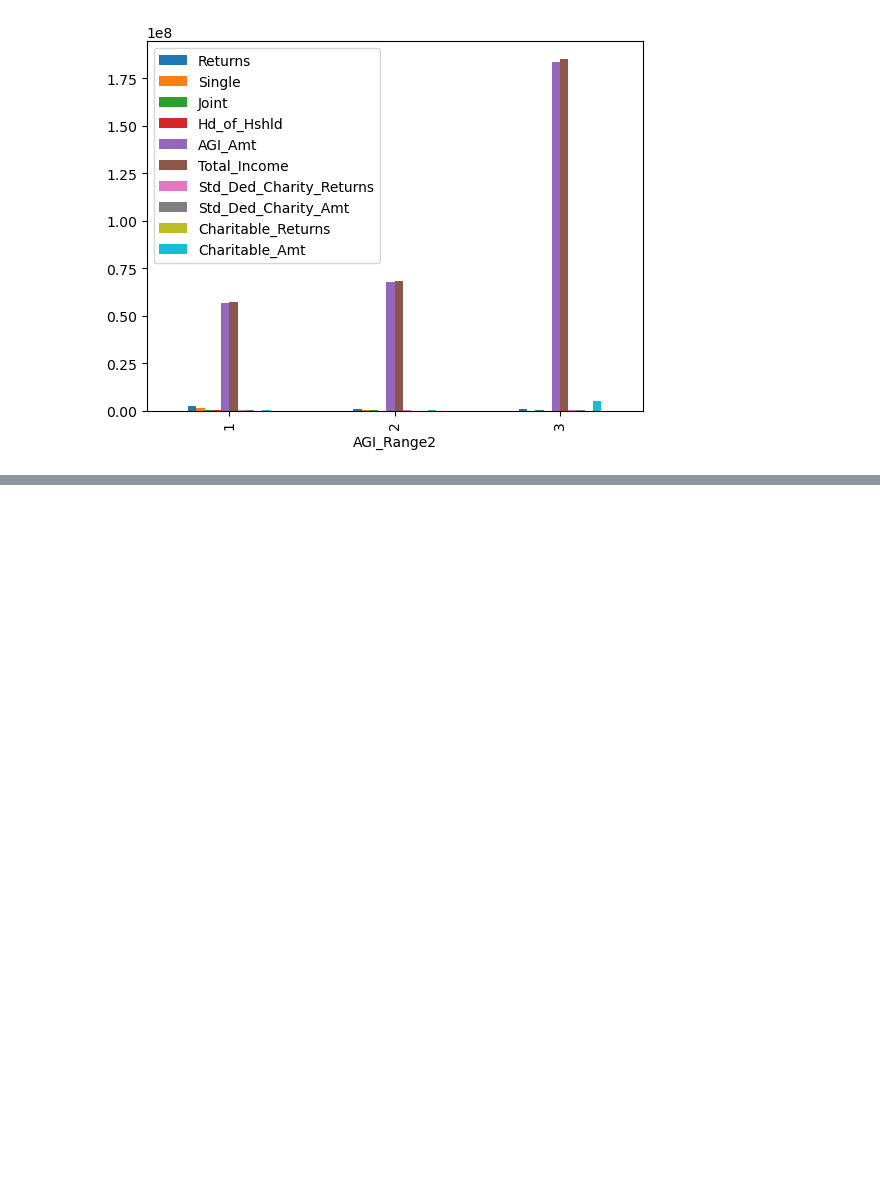
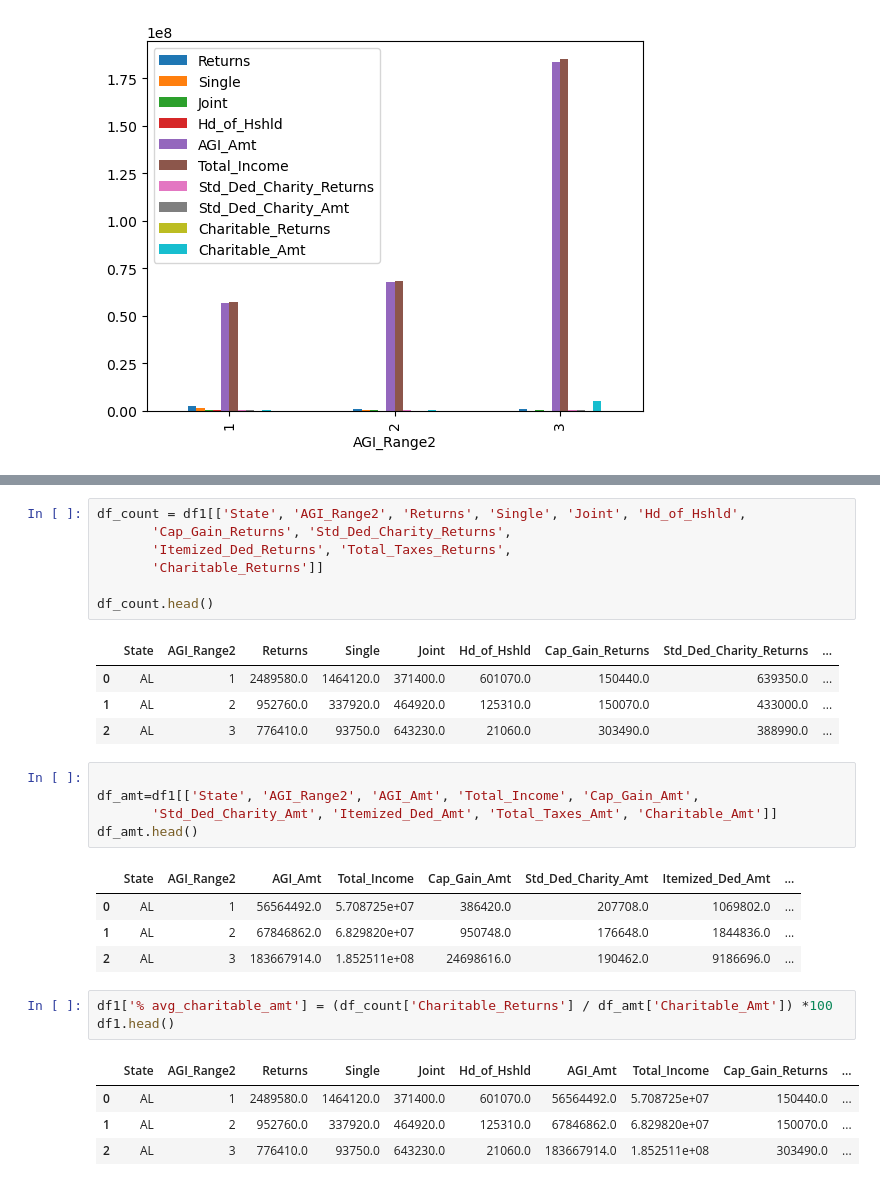
Before and after one commit to HasmigG/TaxAnalysis, a Jupyter notebook: etl_Hasmig.ipynb, the cells around one changed output, grey strips where cells are left out. Drawn from its saved outputs; the diff is of its cells as text; blank space fills up the shorter version.

```diff
--- a/etl_Hasmig.ipynb
+++ b/etl_Hasmig.ipynb
@@ -134,0 +144,30 @@ df1[['AGI_Range2', 'Returns', 'Single', 'Joint', 'Hd_of_Hshld',
+# %%
+df_count = df1[['State', 'AGI_Range2', 'Returns', 'Single', 'Joint', 'Hd_of_Hshld',
+       'Cap_Gain_Returns', 'Std_Ded_Charity_Returns',
+       'Itemized_Ded_Returns', 'Total_Taxes_Returns',
+       'Charitable_Returns']]
+
+df_count.head()
+# %% [output]
+|  | State | AGI_Range2 | Returns | Single | Joint | Hd_of_Hshld | Cap_Gain_Returns | Std_Ded_Charity_Returns | ... |
+| 0 | AL | 1 | 2489580.0 | 1464120.0 | 371400.0 | 601070.0 | 150440.0 | 639350.0 | ... |
+| 1 | AL | 2 | 952760.0 | 337920.0 | 464920.0 | 125310.0 | 150070.0 | 433000.0 | ... |
+| 2 | AL | 3 | 776410.0 | 93750.0 | 643230.0 | 21060.0 | 303490.0 | 388990.0 | ... |
+# %%
+
+df_amt=df1[['State', 'AGI_Range2', 'AGI_Amt', 'Total_Income', 'Cap_Gain_Amt',
+       'Std_Ded_Charity_Amt', 'Itemized_Ded_Amt', 'Total_Taxes_Amt', 'Charitable_Amt']]
+df_amt.head()
+# %% [output]
+|  | State | AGI_Range2 | AGI_Amt | Total_Income | Cap_Gain_Amt | Std_Ded_Charity_Amt | Itemized_Ded_Amt | ... |
+| 0 | AL | 1 | 56564492.0 | 5.708725e+07 | 386420.0 | 207708.0 | 1069802.0 | ... |
+| 1 | AL | 2 | 67846862.0 | 6.829820e+07 | 950748.0 | 176648.0 | 1844836.0 | ... |
+| 2 | AL | 3 | 183667914.0 | 1.852511e+08 | 24698616.0 | 190462.0 | 9186696.0 | ... |
+# %%
+df1['% avg_charitable_amt'] = (df_count['Charitable_Returns'] / df_amt['Charitable_Amt']) *100
+df1.head()
+# %% [output]
+|  | State | AGI_Range2 | Returns | Single | Joint | Hd_of_Hshld | AGI_Amt | Total_Income | Cap_Gain_Returns | ... |
+| 0 | AL | 1 | 2489580.0 | 1464120.0 | 371400.0 | 601070.0 | 56564492.0 | 5.708725e+07 | 150440.0 | ... |
+| 1 | AL | 2 | 952760.0 | 337920.0 | 464920.0 | 125310.0 | 67846862.0 | 6.829820e+07 | 150070.0 | ... |
+| 2 | AL | 3 | 776410.0 | 93750.0 | 643230.0 | 21060.0 | 183667914.0 | 1.852511e+08 | 303490.0 | ... |
```
Also changed, not shown: parts of 7 cells of this notebook, 1 other file.
